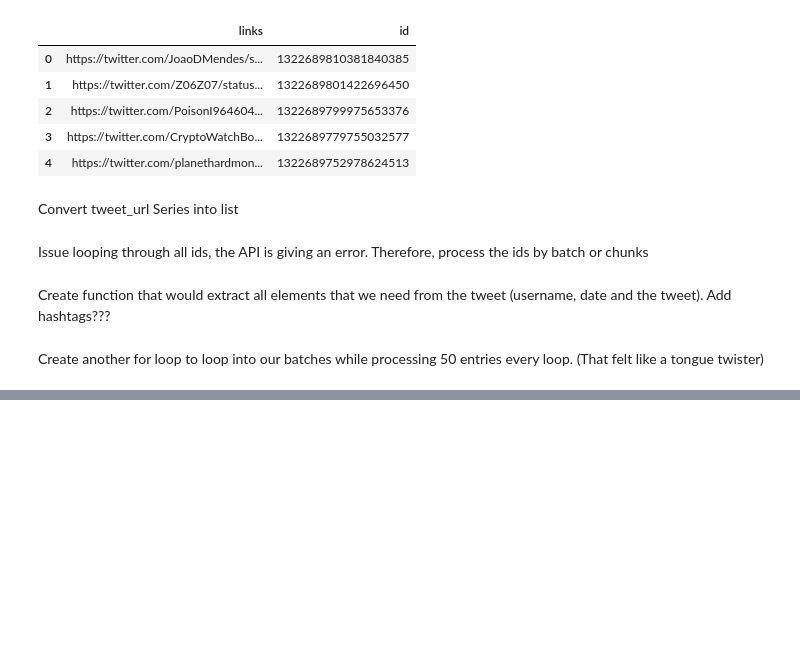
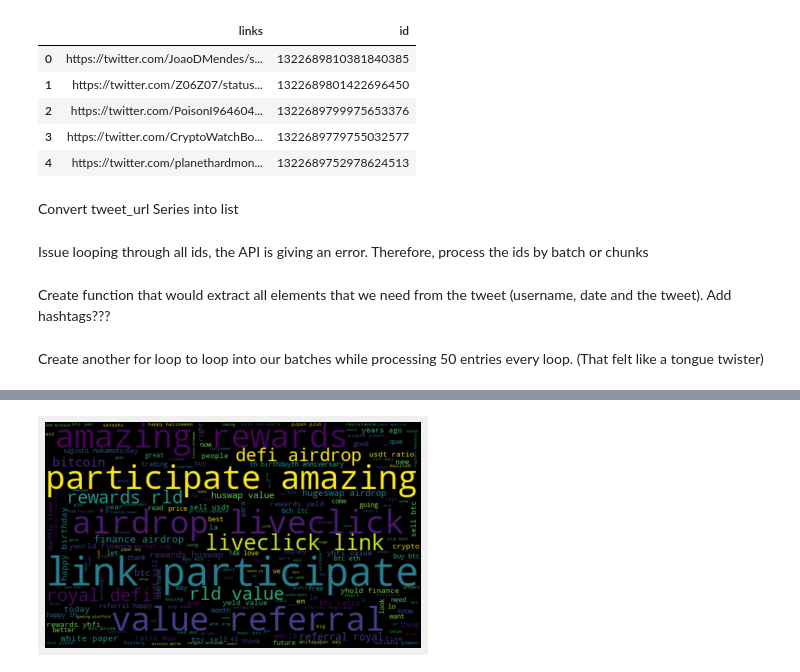
Before and after one commit to ridwan102/BTC_Sentiment, a Jupyter notebook: practice.ipynb, the cells around one changed output, grey strips where cells are left out. Saved outputs shown, nothing was run; the diff lists cells and outputs as text; code cells hidden in the pictures; blank space fills up the shorter version.

```diff
--- a/practice.ipynb
+++ b/practice.ipynb
@@ -93,0 +229,2 @@ NameError: name 'api' is not defined
+# %%
+tweets['tweet'] = tweets.apply(stopword_removal, axis=1)
@@ -93,0 +240,2 @@ NameError: name 'api' is not defined
+# %%
+tweets['tweet'] = tweets['tweet'].str.lower().str.replace('[^\w\s]',' ').str.replace('\s\s+', ' ')
@@ -93,0 +253,23 @@ NameError: name 'api' is not defined
+# %%
+# Import the libraries
+import tweepy
+from textblob import TextBlob
+from wordcloud import WordCloud
+import matplotlib.pyplot as plt
+plt.style.use('fivethirtyeight')
+# %%
+# Create a function to get the subjectivity
+def getSubjectivity(text):
+   return TextBlob(text).sentiment.subjectivity
+
+# Create a function to get the polarity
+def getPolarity(text):
+   return  TextBlob(text).sentiment.polarity
+
+
+# Create two new columns 'Subjectivity' & 'Polarity'
+tweets['Subjectivity'] = tweets['tweet'].apply(getSubjectivity)
+tweets['Polarity'] = tweets['tweet'].apply(getPolarity)
+
+# Show the new dataframe with columns 'Subjectivity' & 'Polarity'
+tweets
@@ -93,0 +290,11 @@ NameError: name 'api' is not defined
+# %%
+# word cloud visualization
+allWords = ' '.join([twts for twts in tweets['tweet']])
+wordCloud = WordCloud(width=500, height=300, random_state=21, max_font_size=110).generate(allWords)
+
+
+plt.imshow(wordCloud, interpolation="bilinear")
+plt.axis('off')
+plt.show()
+# %% [output]
+[figure, added]
```
Also changed, not shown: parts of 35 cells of this notebook, 3 other files.
